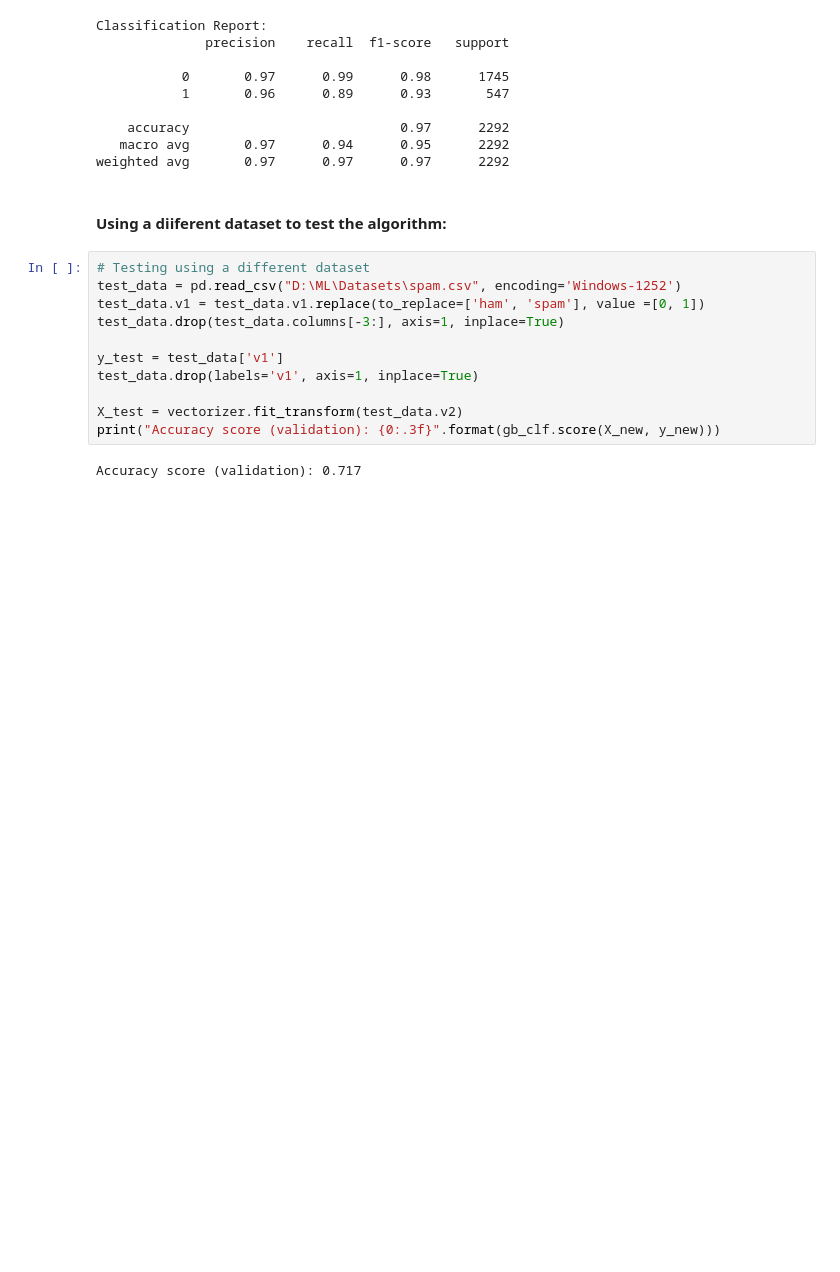
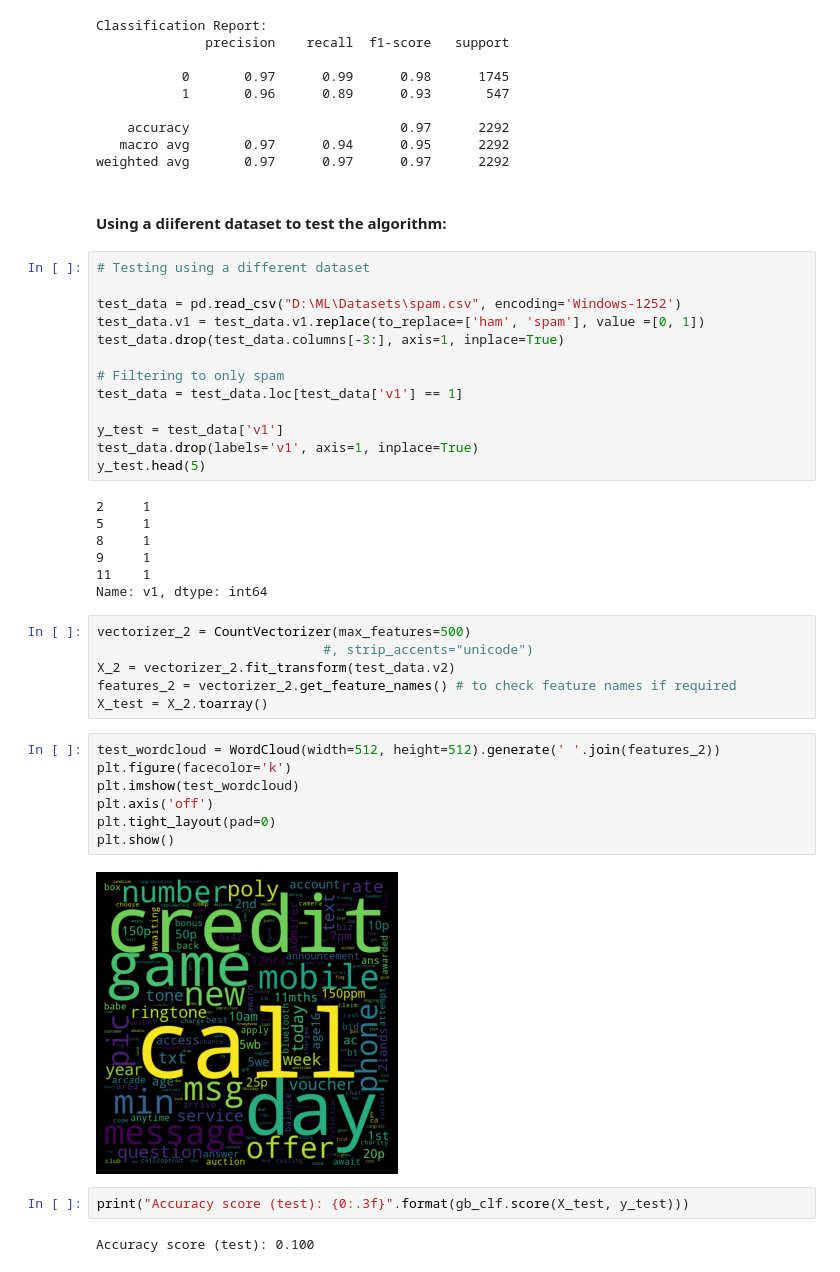
Before and after one commit to CSpanias/spam_filter_bootcamp, a Jupyter notebook: scikit_gradient_boosting.ipynb, the cells around one changed output. Saved outputs shown, nothing was run; the diff lists cells and outputs as text; blank space fills up the shorter version.

```diff
--- a/scikit_gradient_boosting.ipynb
+++ b/scikit_gradient_boosting.ipynb
@@ -95,15 +118,41 @@ weighted avg       0.97      0.97      0.97      2292
 #### Using a diiferent dataset to test the algorithm:
 # %%
 # Testing using a different dataset
+
 test_data = pd.read_csv("D:\ML\Datasets\spam.csv", encoding='Windows-1252')
 test_data.v1 = test_data.v1.replace(to_replace=['ham', 'spam'], value =[0, 1])
 test_data.drop(test_data.columns[-3:], axis=1, inplace=True)
 
+# Filtering to only spam
+test_data = test_data.loc[test_data['v1'] == 1]
+
 y_test = test_data['v1']
 test_data.drop(labels='v1', axis=1, inplace=True)
-
-X_test = vectorizer.fit_transform(test_data.v2)
-print("Accuracy score (validation): {0:.3f}".format(gb_clf.score(X_new, y_new)))
+y_test.head(5)
 # %% [output]
-Accuracy score (validation): 0.717
+2     1
+5     1
+8     1
+9     1
+11    1
+Name: v1, dtype: int64
+# %%
+vectorizer_2 = CountVectorizer(max_features=500)
+                             #, strip_accents="unicode")
+X_2 = vectorizer_2.fit_transform(test_data.v2)
+features_2 = vectorizer_2.get_feature_names() # to check feature names if required
+X_test = X_2.toarray()
+# %%
+test_wordcloud = WordCloud(width=512, height=512).generate(' '.join(features_2))
+plt.figure(facecolor='k')
+plt.imshow(test_wordcloud)
+plt.axis('off')
+plt.tight_layout(pad=0)
+plt.show()
+# %% [output]
+[figure, added]
+# %%
+print("Accuracy score (test): {0:.3f}".format(gb_clf.score(X_test, y_test)))
+# %% [output]
+Accuracy score (test): 0.100
 # %%
```
Also changed, not shown: parts of 14 cells of this notebook.
